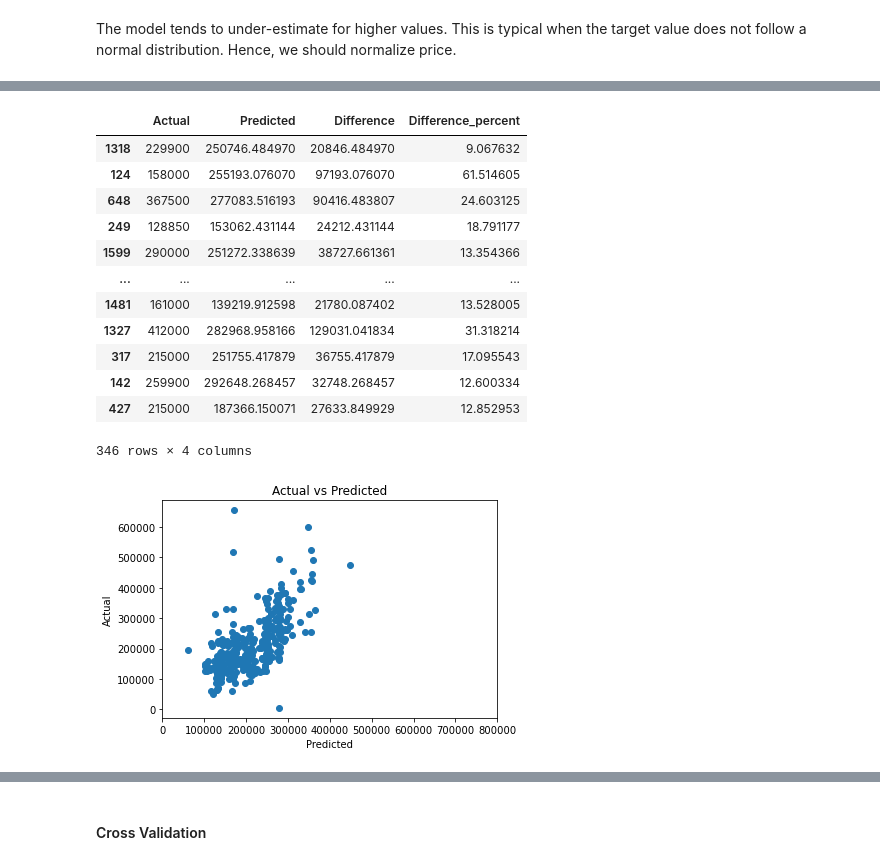
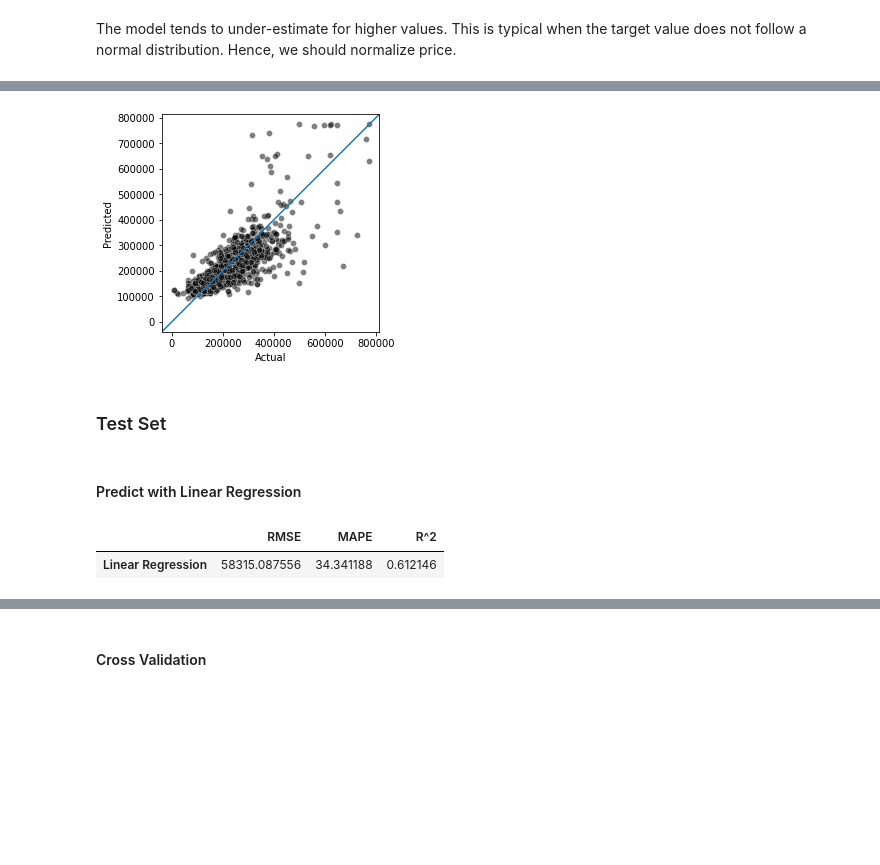
Before and after one commit to jaydenhooper/Predict-House-Prices, a Jupyter notebook: Assignment 1.ipynb, the cells around one changed output, grey strips where cells are left out. Cells and saved outputs as stored; diff of their text form; code cells hidden in the pictures; blank space fills up the shorter version.

```diff
--- a/Assignment 1.ipynb
+++ b/Assignment 1.ipynb
@@ -316,0 +298,13 @@ Pipeline(steps=[('preprocessor',
+# %%
+# lr_model.get_params().keys()
+param_grid = [
+    {'regressor__fit_intercept': [True, False],
+     'regressor__copy_X': [True, False],
+     'regressor__n_jobs': [1, -1],
+     'regressor__positive': [True, False]}
+]
+grid_search = GridSearchCV(lr_model, param_grid, cv=5,
+                            scoring='neg_mean_squared_error',
+                            return_train_score=True)
+
+grid_search.fit(X_train, y_train)
@@ -319,23 +350,14 @@ Pipeline(steps=[('preprocessor',
 # %% [markdown]
 #### Predict with Linear Regression
 # %%
-def all_metrics(model, X_train, y_train, X_test, y_test):
-    train_predictions = model.fit(X_train, y_train).predict(X_train)
-    train_RMSE, train_MAPE, train_R_squared = metrics(model, train_predictions, X_train, y_train)
-    test_predictions = model.fit(X_train, y_train).predict(X_test)
-    test_RMSE, test_MAPE, test_R_squared = metrics(model, test_predictions, X_test, y_test)
-    RMSE = [train_RMSE, test_RMSE]
-    MAPE = [train_MAPE, test_MAPE]
-    R_squared = [train_R_squared, test_R_squared]
-    titles = ["Train", "Test"]
-    return pd.DataFrame({"RMSE": RMSE, "MAPE": MAPE, "R^2": R_squared}, index=[titles])
-
 def metrics(model, predictions, X, y):
     RMSE = np.sqrt(mean_squared_error(y, predictions))
     MAPE = (np.mean(np.abs((y - predictions) / y))) * 100
     R_squared = model.score(X, y)
-    return RMSE, MAPE, R_squared
+    return pd.DataFrame({"RMSE": RMSE, "MAPE": MAPE, "R^2": R_squared}, index = ["Linear Regression"])
 
-all_metrics(lr_model, X_train, y_train, X_test, y_test)
+lr_model.fit(X_train, y_train)
+train_predictions = lr_model.predict(X_train)
+metrics(lr_model, train_predictions, X_train, y_train)
 # %% [output]
 |  | RMSE | MAPE | R^2 |
@@ -387,6 +401,6 @@ results_hist(y_train, y_train_predicted)
 # %%
-quantile_transformer = QuantileTransformer(n_quantiles=900, output_distribution="normal")
+quantile_transformer = QuantileTransformer(n_quantiles=1000, output_distribution="normal")
 model_transformed_target = TransformedTargetRegressor(regressor=lr_model,
                                                       transformer=quantile_transformer)
 model_transformed_target.fit(X_train, y_train)
-y_test_predicted = model_transformed_target.predict(X_test)
+y_train_predicted = model_transformed_target.predict(X_train)
@@ -395,21 +424,15 @@ Check Predictions against test data
+# %%
+plot_residuals(results_adjusted)
+# %% [output]
+[figure, added]
+# %% [markdown]
+### Test Set
+# %% [markdown]
+#### Predict with Linear Regression
 # %%
+lr_model.fit(X_train, y_train)
 y_test_predicted = lr_model.predict(X_test)
-summarize_results(y_test, y_test_predicted)
+metrics(lr_model, y_test_predicted, X_test, y_test)
 # %% [output]
-|  | Actual | Predicted | Difference | Difference_percent |
-| 1318 | 229900 | 250746.484970 | 20846.484970 | 9.067632 |
-| 124 | 158000 | 255193.076070 | 97193.076070 | 61.514605 |
-| 648 | 367500 | 277083.516193 | 90416.483807 | 24.603125 |
-| 249 | 128850 | 153062.431144 | 24212.431144 | 18.791177 |
-| 1599 | 290000 | 251272.338639 | 38727.661361 | 13.354366 |
-| ... | ... | ... | ... | ... |
-| 1481 | 161000 | 139219.912598 | 21780.087402 | 13.528005 |
-| 1327 | 412000 | 282968.958166 | 129031.041834 | 31.318214 |
-| 317 | 215000 | 251755.417879 | 36755.417879 | 17.095543 |
-| 142 | 259900 | 292648.268457 | 32748.268457 | 12.600334 |
-| 427 | 215000 | 187366.150071 | 27633.849929 | 12.852953 |
+|  | RMSE | MAPE | R^2 |
+| Linear Regression | 58315.087556 | 34.341188 | 0.612146 |
-346 rows × 4 columns
-# %%
-graph_performance(y_test, y_test_predicted)
-# %% [output]
-[figure, removed]
```
Also changed, not shown: parts of 44 cells of this notebook, 1 other file.
